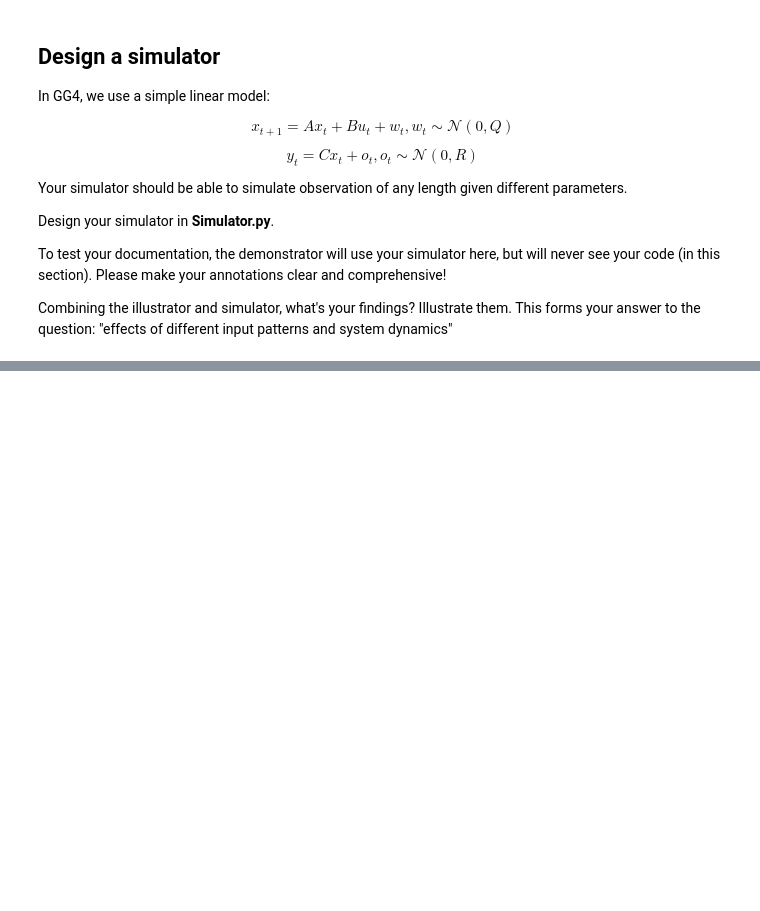
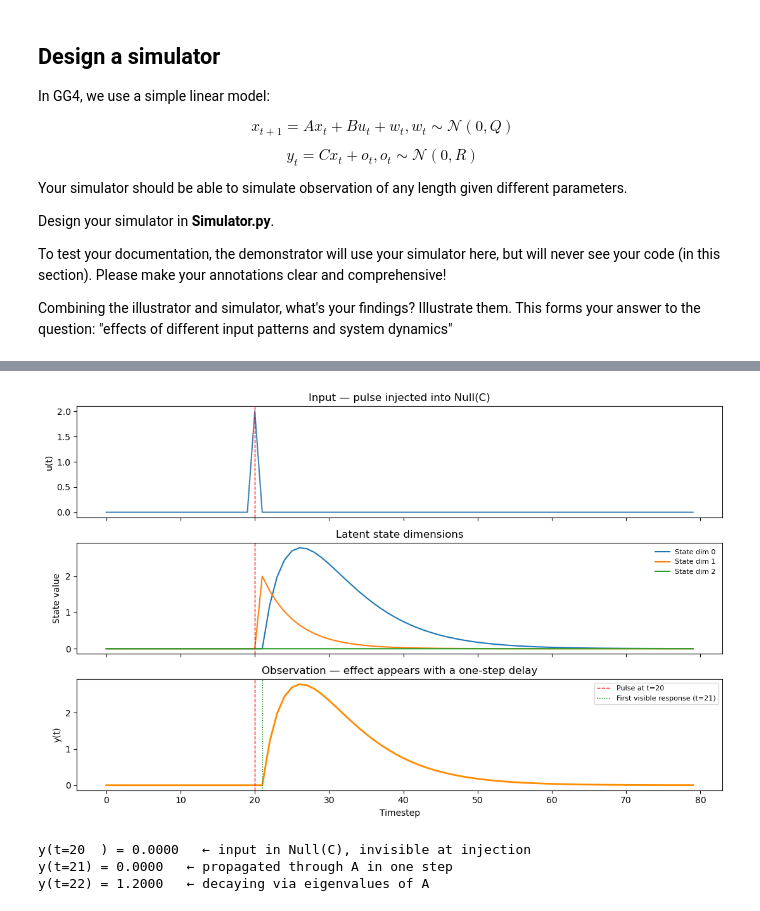
Before and after one commit to 108AM/Neural-Control-with-Adaptive-State-Estimation, a Jupyter notebook: src/week_1/week1.ipynb, the cells around one changed output, grey strips where cells are left out. Saved outputs shown, nothing was run; the diff lists cells and outputs as text; code cells hidden in the pictures; blank space fills up the shorter version.

```diff
--- a/src/week_1/week1.ipynb
+++ b/src/week_1/week1.ipynb
@@ -100,0 +227,54 @@ test.run(
+# %%
+from simulator import Simulator
+from inputs import pulse
+import matplotlib.pyplot as plt
+import numpy as np
+
+T, onset = 80, 20
+state_dim, input_dim, obs_dim = 3, 1, 1
+
+model_null = {
+    "state_dim": state_dim, "input_dim": input_dim, "obs_dim": obs_dim,
+    "A": np.array([[0.85, 0.60, 0.00],   # A[0,1] = 0.6: state 1 feeds state 0
+                   [0.00, 0.80, 0.00],
+                   [0.00, 0.00, 0.75]]),
+    "B": np.array([[0.0], [1.0], [0.0]]),  # drives state 1, which is in Null(C)
+    "C": np.array([[1.0, 0.0, 0.0]]),      # only state 0 is observable
+    "Q": np.eye(state_dim) * 1e-10,
+    "R": np.eye(obs_dim) * 1e-10,
+    "seed": 0,
+}
+
+u = pulse(T, input_dim, onset=onset, duration=1, amplitude=2.0)
+states, obs = Simulator(model_null).run(np.zeros(state_dim), u, T, 1)
+
+fig, axes = plt.subplots(3, 1, figsize=(11, 7), sharex=True)
+
+axes[0].plot(u[:, 0], color="steelblue")
+axes[0].axvline(onset, color="red", ls="--", lw=1)
+axes[0].set_ylabel("u(t)"); axes[0].set_title("Input — pulse injected into Null(C)")
+
+for k in range(state_dim):
+    axes[1].plot(states[0, :, k], label=f"State dim {k}")
+axes[1].axvline(onset, color="red", ls="--", lw=1)
+axes[1].set_ylabel("State value"); axes[1].set_title("Latent state dimensions")
+axes[1].legend(fontsize=8, frameon=False)
+
+axes[2].plot(obs[0, :, 0], color="darkorange", lw=2)
+axes[2].axvline(onset,     color="red",   ls="--", lw=1, label=f"Pulse at t={onset}")
+axes[2].axvline(onset + 1, color="green", ls=":",  lw=1, label=f"First visible response (t={onset+1})")
+axes[2].set_ylabel("y(t)"); axes[2].set_xlabel("Timestep")
+axes[2].set_title("Observation — effect appears with a one-step delay")
+axes[2].legend(fontsize=8)
+
+fig.tight_layout()
+plt.show()
+
+print(f"y(t={onset}  ) = {obs[0, onset, 0]:.4f}   ← input in Null(C), invisible at injection")
+print(f"y(t={onset+1}) = {obs[0, onset+1, 0]:.4f}   ← propagated through A in one step")
+print(f"y(t={onset+2}) = {obs[0, onset+2, 0]:.4f}   ← decaying via eigenvalues of A")
+# %% [output]
+[figure, added]
+y(t=20  ) = 0.0000   ← input in Null(C), invisible at injection
+y(t=21) = 0.0000   ← propagated through A in one step
+y(t=22) = 1.2000   ← decaying via eigenvalues of A
```
Also changed, not shown: parts of 5 cells of this notebook, 3 other files.
